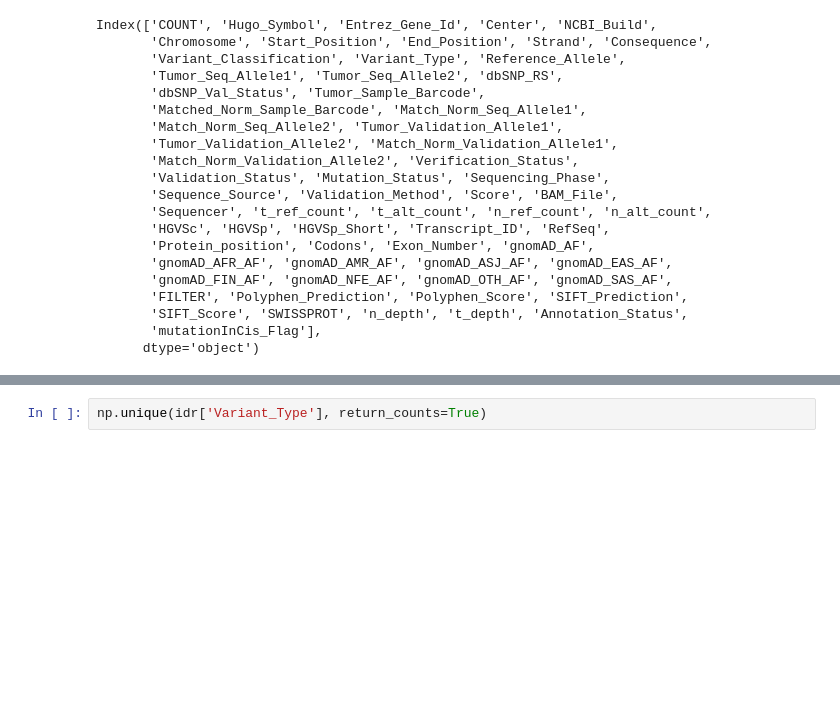
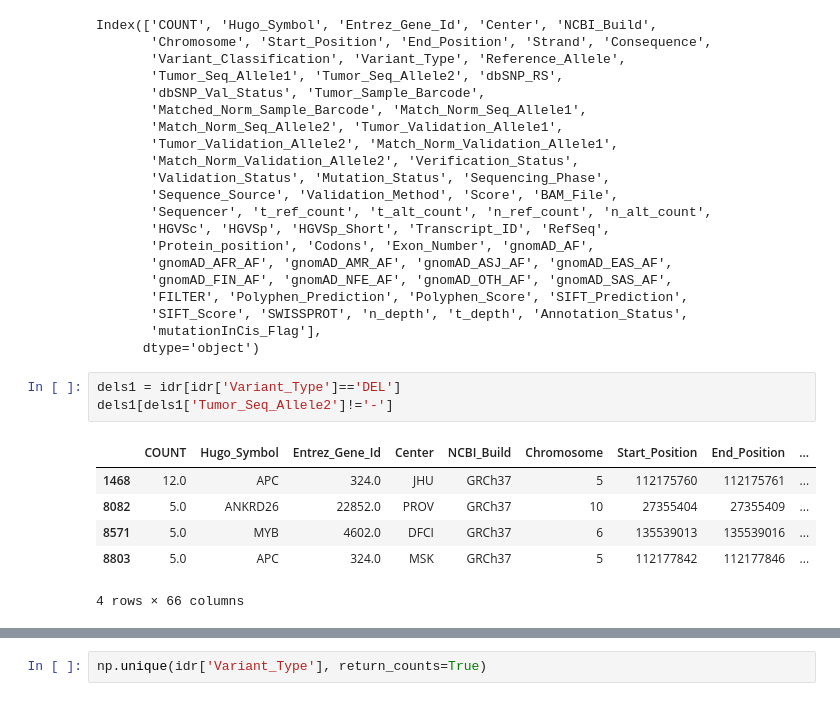
Before and after one commit to samgould2/PEGG2.0, a Jupyter notebook: pegg2.ipynb, the cells around one changed output, grey strips where cells are left out. Drawn from its saved outputs; the diff is of its cells as text; blank space fills up the shorter version.

```diff
--- a/pegg2.ipynb
+++ b/pegg2.ipynb
@@ -316,3 +316,13 @@ Index(['COUNT', 'Hugo_Symbol', 'Entrez_Gene_Id', 'Center', 'NCBI_Build',
        'SIFT_Score', 'SWISSPROT', 'n_depth', 't_depth', 'Annotation_Status',
        'mutationInCis_Flag'],
       dtype='object')
+# %%
+dels1 = idr[idr['Variant_Type']=='DEL']
+dels1[dels1['Tumor_Seq_Allele2']!='-']
+# %% [output]
+|  | COUNT | Hugo_Symbol | Entrez_Gene_Id | Center | NCBI_Build | Chromosome | Start_Position | End_Position | ... |
+| 1468 | 12.0 | APC | 324.0 | JHU | GRCh37 | 5 | 112175760 | 112175761 | ... |
+| 8082 | 5.0 | ANKRD26 | 22852.0 | PROV | GRCh37 | 10 | 27355404 | 27355409 | ... |
+| 8571 | 5.0 | MYB | 4602.0 | DFCI | GRCh37 | 6 | 135539013 | 135539016 | ... |
+| 8803 | 5.0 | APC | 324.0 | MSK | GRCh37 | 5 | 112177842 | 112177846 | ... |
+4 rows × 66 columns
```
Also changed, not shown: parts of 31 cells of this notebook.
